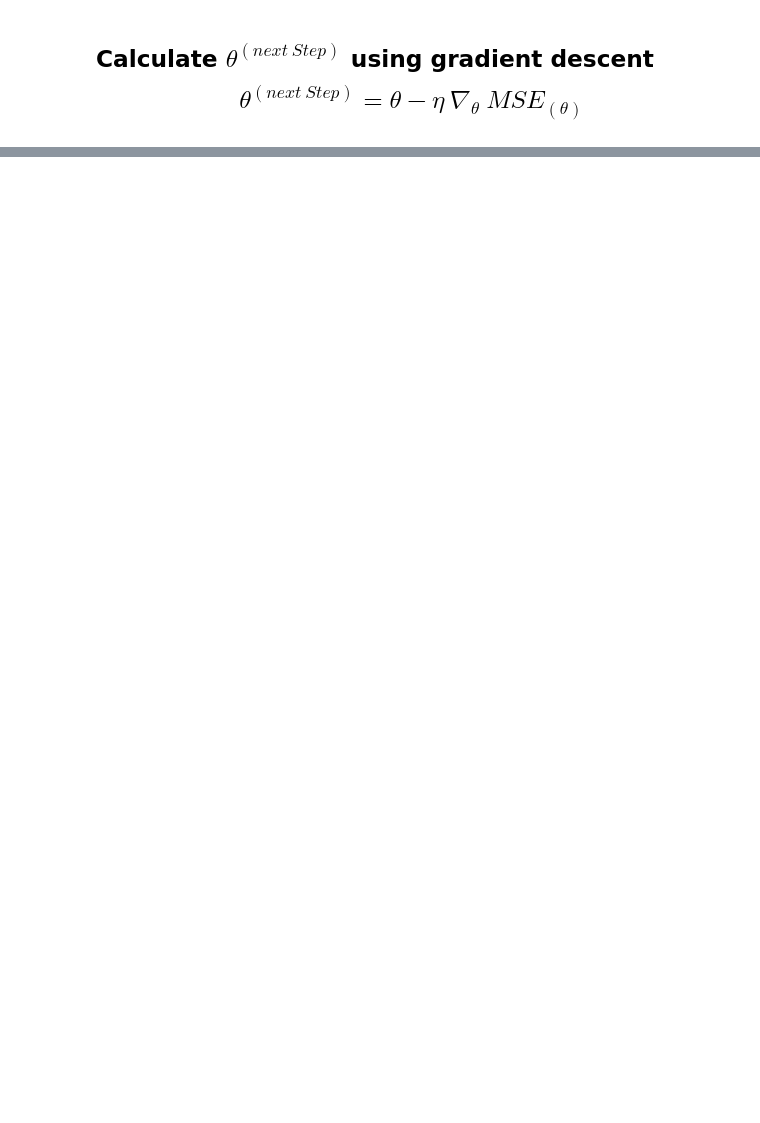
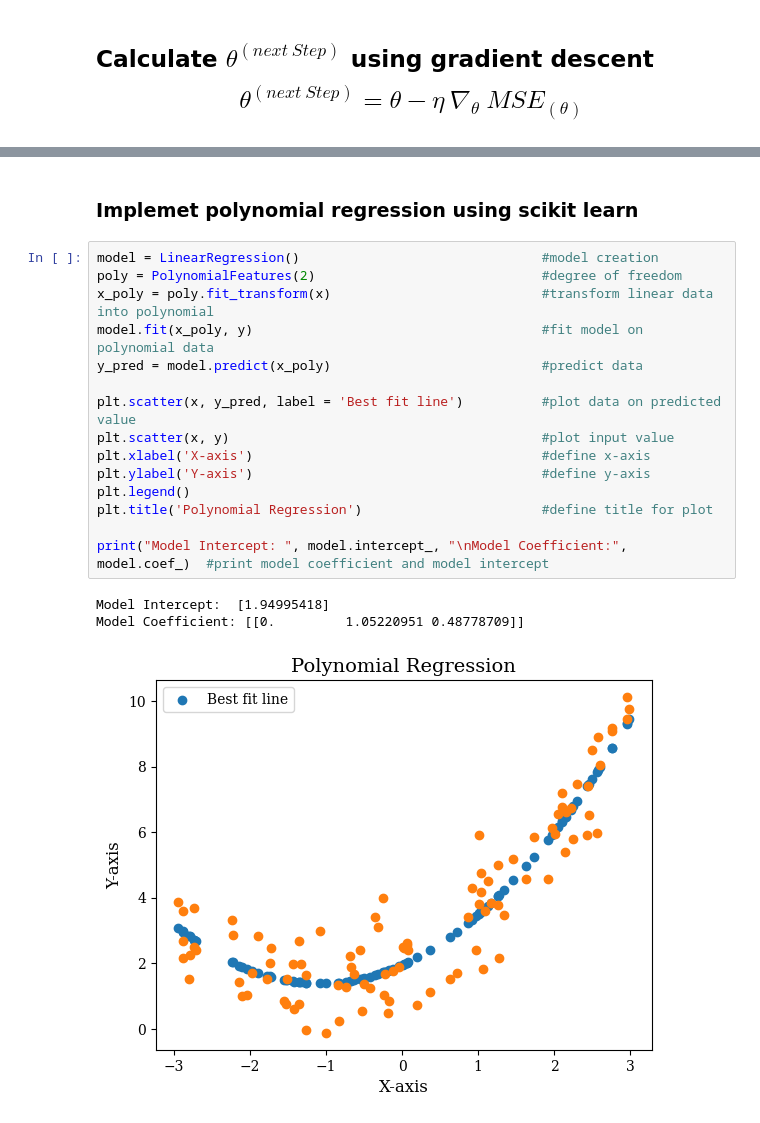
Before and after one commit to rohit-kamble1/Machine_Learning, a Jupyter notebook: ML-Algorithms/Polynomial_regression.ipynb, the cells around one changed output, grey strips where cells are left out. Drawn from its saved outputs; the diff is of its cells as text; blank space fills up the shorter version.

```diff
--- a/ML-Algorithms/Polynomial_regression.ipynb
+++ b/ML-Algorithms/Polynomial_regression.ipynb
@@ -75,0 +78,21 @@ Learning rate: 0.01 | Final epoch theta: (array([1.48810042]), array([1.02307204
+# %% [markdown]
+### Implemet polynomial regression using scikit learn
+# %%
+model = LinearRegression()                               #model creation
+poly = PolynomialFeatures(2)                             #degree of freedom
+x_poly = poly.fit_transform(x)                           #transform linear data into polynomial
+model.fit(x_poly, y)                                     #fit model on polynomial data
+y_pred = model.predict(x_poly)                           #predict data
+
+plt.scatter(x, y_pred, label = 'Best fit line')          #plot data on predicted value
+plt.scatter(x, y)                                        #plot input value
+plt.xlabel('X-axis')                                     #define x-axis
+plt.ylabel('Y-axis')                                     #define y-axis
+plt.legend()
+plt.title('Polynomial Regression')                       #define title for plot
+
+print("Model Intercept: ", model.intercept_, "\nModel Coefficient:", model.coef_)  #print model coefficient and model intercept
+# %% [output]
+Model Intercept:  [1.94995418]
+Model Coefficient: [[0.         1.05220951 0.48778709]]
+[figure, added]
```
Also changed, not shown: parts of 4 cells of this notebook, 2 other files.
